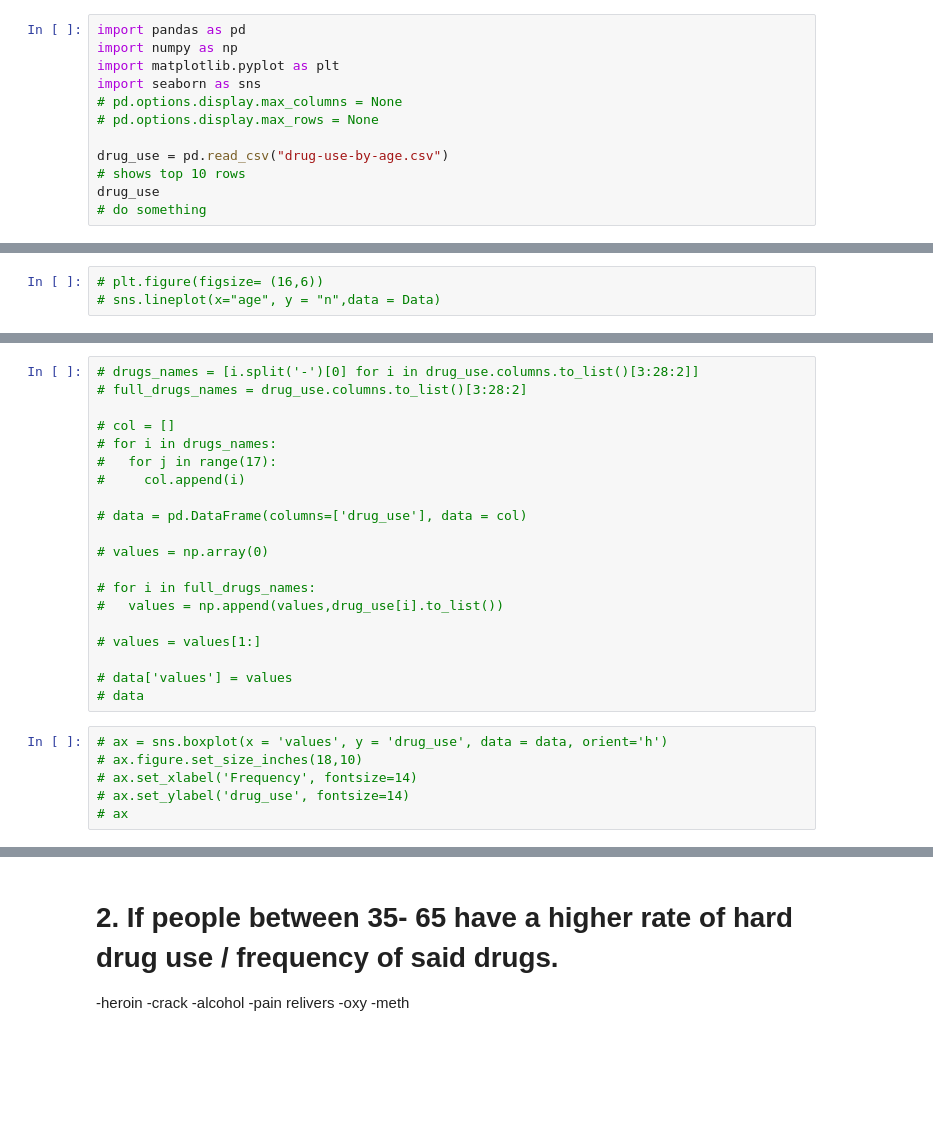
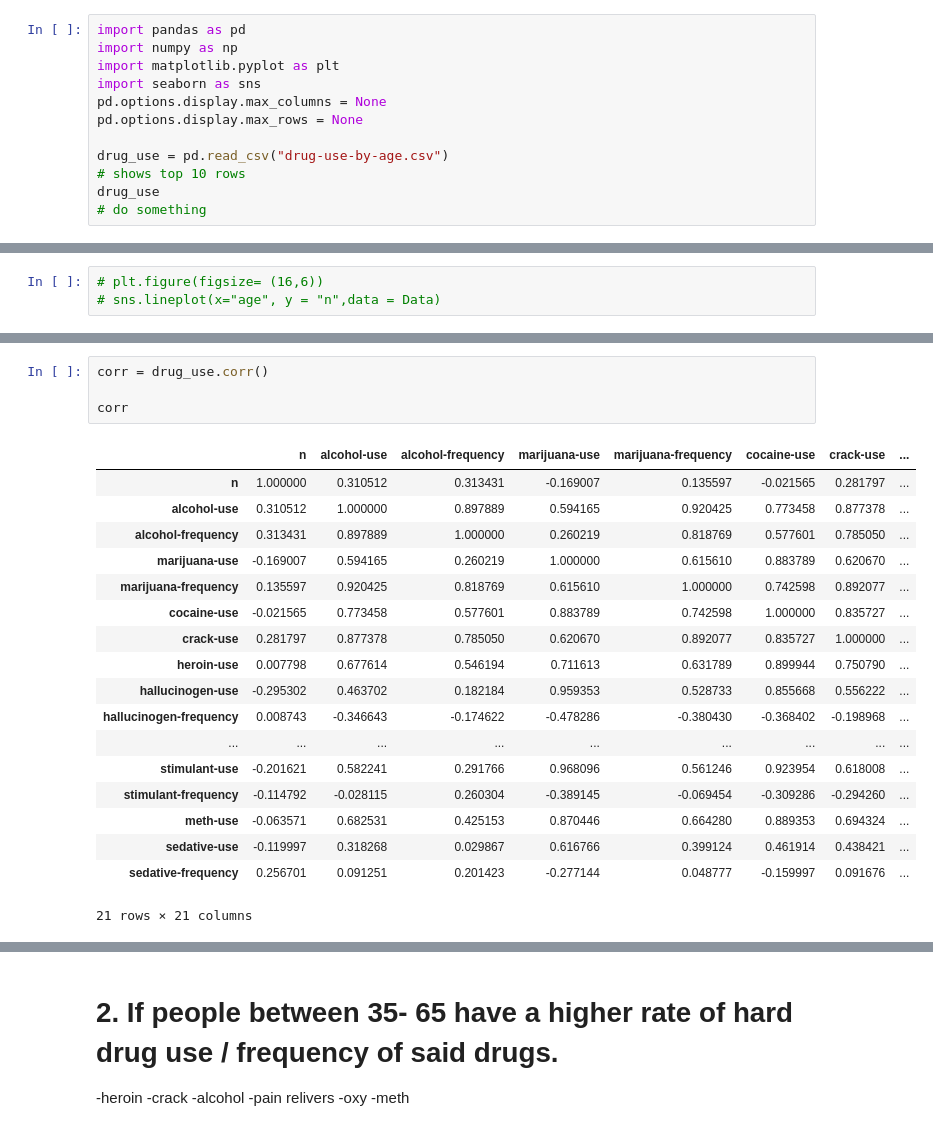
Before and after one commit to Monkeman9592/brandoncruz, a Jupyter notebook: data_druguse/drug use by age.ipynb, the cells around one changed output, grey strips where cells are left out. Drawn from its saved outputs; the diff is of its cells as text; blank space fills up the shorter version.

Commit message:
answering my final quistion
rewriting my questions to dive deeper into my data

```diff
--- a/data_druguse/drug use by age.ipynb
+++ b/data_druguse/drug use by age.ipynb
@@ -3,8 +3,8 @@ import pandas as pd
 import numpy as np
 import matplotlib.pyplot as plt
 import seaborn as sns
-# pd.options.display.max_columns = None
-# pd.options.display.max_rows = None
+pd.options.display.max_columns = None
+pd.options.display.max_rows = None
 
 drug_use = pd.read_csv("drug-use-by-age.csv")
 # shows top 10 rows
@@ -76,26 +74,23 @@ plt.show()
-# %%
-# drugs_names = [i.split('-')[0] for i in drug_use.columns.to_list()[3:28:2]]
-# full_drugs_names = drug_use.columns.to_list()[3:28:2]
-
-# col = []
-# for i in drugs_names:
-#   for j in range(17):
-#     col.append(i)
-
-# data = pd.DataFrame(columns=['drug_use'], data = col)
-
-# values = np.array(0)
-
-# for i in full_drugs_names:
-#   values = np.append(values,drug_use[i].to_list())
-
-# values = values[1:]
-
-# data['values'] = values
-# data
-# %%
-# ax = sns.boxplot(x = 'values', y = 'drug_use', data = data, orient='h')
-# ax.figure.set_size_inches(18,10)
-# ax.set_xlabel('Frequency', fontsize=14)
-# ax.set_ylabel('drug_use', fontsize=14)
-# ax
+# %%
+corr = drug_use.corr()
+
+corr
+# %% [output]
+|  | n | alcohol-use | alcohol-frequency | marijuana-use | marijuana-frequency | cocaine-use | crack-use | ... |
+| n | 1.000000 | 0.310512 | 0.313431 | -0.169007 | 0.135597 | -0.021565 | 0.281797 | ... |
+| alcohol-use | 0.310512 | 1.000000 | 0.897889 | 0.594165 | 0.920425 | 0.773458 | 0.877378 | ... |
+| alcohol-frequency | 0.313431 | 0.897889 | 1.000000 | 0.260219 | 0.818769 | 0.577601 | 0.785050 | ... |
+| marijuana-use | -0.169007 | 0.594165 | 0.260219 | 1.000000 | 0.615610 | 0.883789 | 0.620670 | ... |
+| marijuana-frequency | 0.135597 | 0.920425 | 0.818769 | 0.615610 | 1.000000 | 0.742598 | 0.892077 | ... |
+| cocaine-use | -0.021565 | 0.773458 | 0.577601 | 0.883789 | 0.742598 | 1.000000 | 0.835727 | ... |
+| crack-use | 0.281797 | 0.877378 | 0.785050 | 0.620670 | 0.892077 | 0.835727 | 1.000000 | ... |
+| heroin-use | 0.007798 | 0.677614 | 0.546194 | 0.711613 | 0.631789 | 0.899944 | 0.750790 | ... |
+| hallucinogen-use | -0.295302 | 0.463702 | 0.182184 | 0.959353 | 0.528733 | 0.855668 | 0.556222 | ... |
+| hallucinogen-frequency | 0.008743 | -0.346643 | -0.174622 | -0.478286 | -0.380430 | -0.368402 | -0.198968 | ... |
+| ... | ... | ... | ... | ... | ... | ... | ... | ... |
+| stimulant-use | -0.201621 | 0.582241 | 0.291766 | 0.968096 | 0.561246 | 0.923954 | 0.618008 | ... |
+| stimulant-frequency | -0.114792 | -0.028115 | 0.260304 | -0.389145 | -0.069454 | -0.309286 | -0.294260 | ... |
+| meth-use | -0.063571 | 0.682531 | 0.425153 | 0.870446 | 0.664280 | 0.889353 | 0.694324 | ... |
+| sedative-use | -0.119997 | 0.318268 | 0.029867 | 0.616766 | 0.399124 | 0.461914 | 0.438421 | ... |
+| sedative-frequency | 0.256701 | 0.091251 | 0.201423 | -0.277144 | 0.048777 | -0.159997 | 0.091676 | ... |
+21 rows × 21 columns
```
Also changed, not shown: parts of 9 cells of this notebook.
